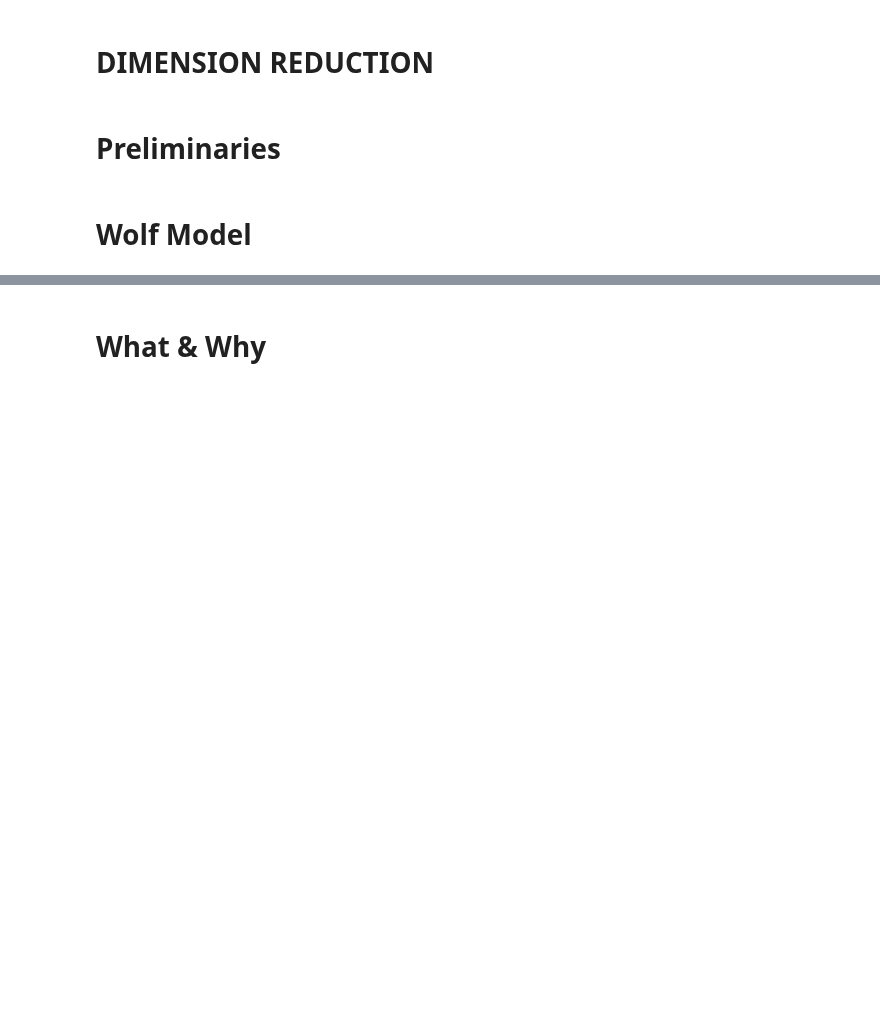
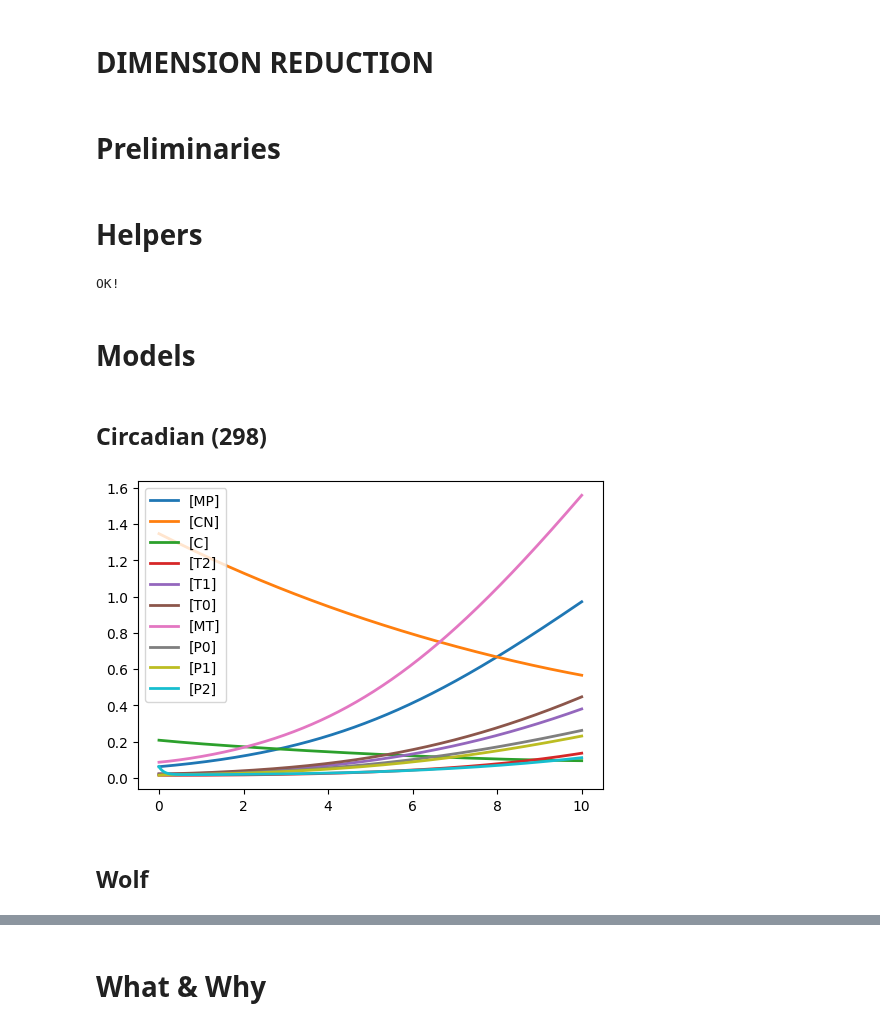
Before and after one commit to ModelEngineering/BIOEN-437, a Jupyter notebook: Lectures/Dimension-Reduction/dimension_reduction.ipynb, the cells around one changed output, grey strips where cells are left out. Drawn from its saved outputs; the diff is of its cells as text; code cells hidden in the pictures; blank space fills up the shorter version.

```diff
--- a/Lectures/Dimension-Reduction/dimension_reduction.ipynb
+++ b/Lectures/Dimension-Reduction/dimension_reduction.ipynb
@@ -16,0 +22,40 @@ except:
+# %% [markdown]
+# Helpers
+# %%
+
+def getLocalURL(url: Optional[str]=None, model_num: Optional[int]=None) -> Union[str, None]:
+    """Finds the local file for a URL and returns the file contents.
+
+    Args:
+        url (str): The URL to convert.
+            "https://www.ebi.ac.uk/biomodels/services/download/get-files/MODEL3352181362/3/BIOMD0000000206_url.xml"
+
+    Returns:
+        str: File contents
+    """
+    if url is not None:
+        start_pos = url.index("BIOMD")
+        if start_pos < 0:
+            raise ValueError("URL does not contain 'BIOMD'")
+        end_pos = url.index("_url")
+        local_path = os.path.join(LOCAL_MODEL_DIR, f"BIOMD0{url[start_pos + 6:end_pos]}.xml")
+    elif model_num is not None:
+        local_path = os.path.join(LOCAL_MODEL_DIR, f"BIOMD{model_num:010d}.xml")
+    else:
+        raise ValueError("Either url or model_num must be provided.")
+    if not os.path.exists(local_path):
+        return None
+    # Read the file contents
+    with open(local_path, "r") as f:
+        return f.read()
+
+# TESTS
+content = getLocalURL(model_num=298)
+assert("xml" in content)
+print("OK!")
+# %% [output]
+OK!
+# %% [markdown]
+# Models
+# %% [markdown]
+## Circadian (298)
@@ -17,5 +66,11 @@ except:
+# %%
+rr = te.loadSBMLModel(CIRCADIAN_MODEL)
+CIRCADIAN_ARR = rr.simulate(0, 10, 1000)
+rr.plot()
+# %% [output]
+[figure, added]
 # %% [markdown]
-# Wolf Model
+## Wolf
 # %%
 WOLF_MODEL = """
 // Created by libAntimony v2.12.0
```
Also changed, not shown: parts of 13 cells of this notebook, 1 other file.
